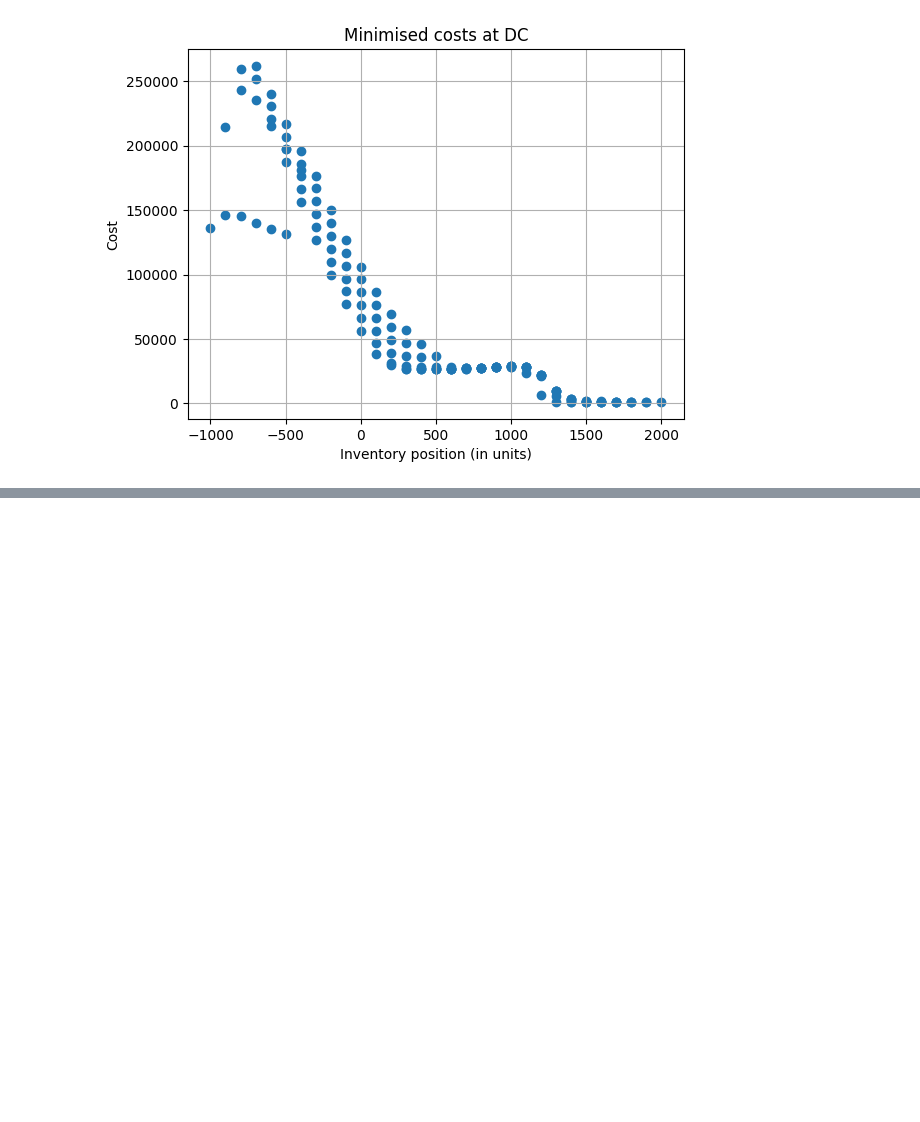
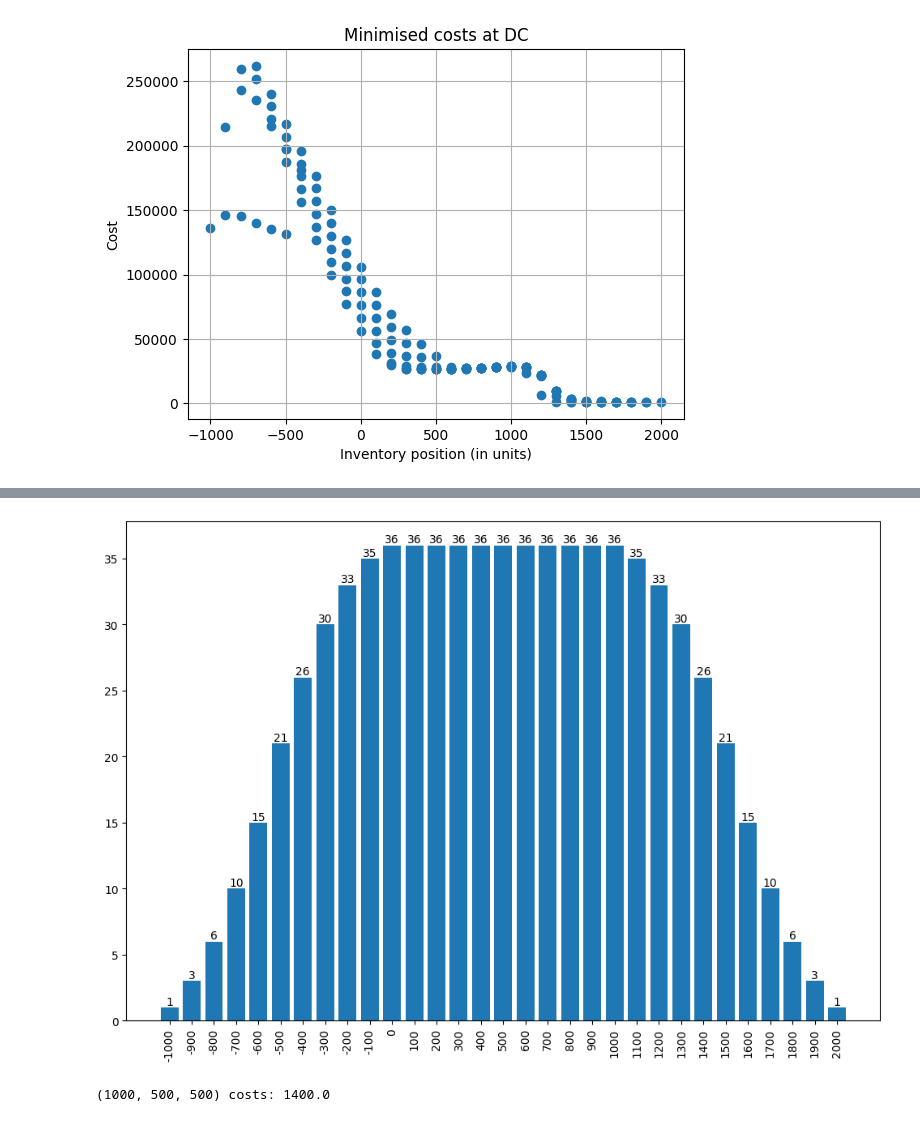
Before and after one commit to turtlesoul25/STOR-i_IM_PhDResearchProposal, a Jupyter notebook: SolveMDP.ipynb, the cells around one changed output, grey strips where cells are left out. Saved outputs shown, nothing was run; the diff lists cells and outputs as text; code cells hidden in the pictures; blank space fills up the shorter version.

```diff
--- a/SolveMDP.ipynb
+++ b/SolveMDP.ipynb
@@ -272,0 +286,18 @@ plt.show()
+# %%
+ip_unique = list(sorted(inventory_positions))
+ip_counts = [ips.count(value) for value in ip_unique]
+plt.subplots(figsize=(12,8))
+ip_bar = plt.bar(range(len(ip_unique)), ip_counts, tick_label=ip_unique)
+plt.bar_label(ip_bar, ip_counts, label_type="edge")
+plt.xticks(rotation=90)
+plt.show()
+# %% [output]
+[figure, added]
+# %%
+ip_state = {(sum(state),) + state for state in S}
+
+for elem in ip_state:
+    if elem[0] == 2000:
+        print(f"{elem[1:]} costs: {lead_cost_function[elem[1:]]}")
+# %% [output]
+(1000, 500, 500) costs: 1400.0
```
Also changed, not shown: parts of 10 cells of this notebook, 7 other files.
